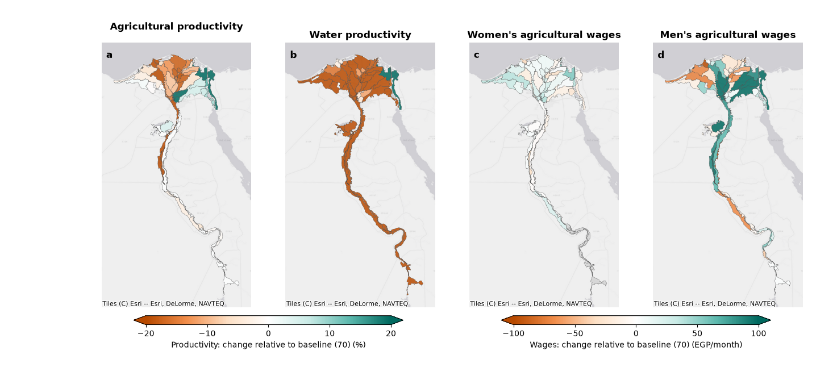
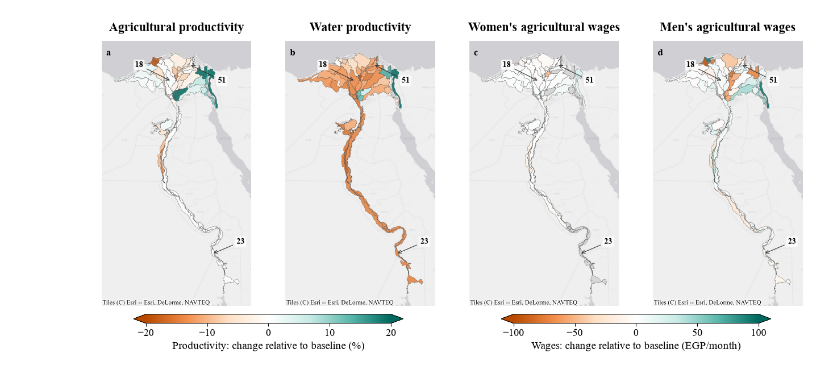
Before and after one commit to Deltares-research/egypt-survey-ml, a Jupyter notebook: notebooks/create-map-plots.ipynb, the cells around one changed output. Drawn from its saved outputs; the diff is of its cells as text; code cells hidden in the pictures.

```diff
--- a/notebooks/create-map-plots.ipynb
+++ b/notebooks/create-map-plots.ipynb
@@ -2,23 +2,27 @@
 import geopandas as gpd
 import pandas as pd
 import sys
+import numpy as np
 
 from pathlib import Path
 
-REPO_ROOT = Path.cwd().parent
+locations = ['Blk_Air_23', 'Blk_Air_18', 'Blk_Air_51'] #51
+
+REPO_ROOT = Path.cwd().parent.parent
 # make the shared code in src/ importable even when the package is not pip-installed
 if str(REPO_ROOT / "src") not in sys.path:
     sys.path.insert(0, str(REPO_ROOT / "src"))
 # %%
-src_dir = Path('~').expanduser() / "OneDrive - Stichting Deltares/Tiaravanni Hermawan's files - Egypt/04_Data/2026_data/"
-excel_path = "/Users/hemert/OneDrive - Stichting Deltares/Tiaravanni Hermawan's files - Egypt_ERF_data/data_correlation.xlsx"
+
+src_dir = r"c:\Users\hermawan\OneDrive - Stichting Deltares\PhD\Egypt_ERF_data\Data\map"
+excel_path = r"c:\Users\hermawan\OneDrive - Stichting Deltares\PhD\Egypt_ERF_data\Data\data_correlation.xlsx"
 # %%
-wage_df = pd.read_csv(REPO_ROOT / 'output/wage_by_command_unit.csv')
-productivity_df = pd.read_csv(REPO_ROOT / 'output/group_productivity.csv', index_col=0)
+wage_df = pd.read_csv(REPO_ROOT / 'Results/wage_by_command_unit.csv')
+productivity_df = pd.read_csv(REPO_ROOT / 'Results/group_productivity.csv', index_col=0)
 # %%
 map_df = wage_df.merge(productivity_df, on='area', how='left')
 # %%
-command_gdf = gpd.read_file(src_dir / 'Final2_Command_Area.shp')
+command_gdf = gpd.read_file(src_dir + '\Final2_Command_Area.shp')
 conversion_df = pd.read_excel(excel_path, sheet_name='command_area')
 
 mapping = conversion_df.merge(
@@ -69,67 +52,58 @@ InvalidIndexError: Reindexing only valid with uniquely valued Index objects
 # %%
 import contextily as cx
 import matplotlib.pyplot as plt
 from matplotlib.colors import LinearSegmentedColormap, Normalize
 from matplotlib.cm import ScalarMappable
 
+label_column = 'area'
+# Offsets follow the order of your existing locations list
+label_offsets = [(35, 15), (-40, 20), (40, -20), (-40, -20), (35, 35), (-35, -35)]
 FIGURE_DIR = REPO_ROOT / 'figures'
-FIGURE_DIR.mkdir(exist_ok=True)
+FIGURE_DIR.mkdir(parents=True, exist_ok=True)
+baseline, scenarios = '70', ['60', '80']
+panels = [('agricultural_productivity', 'Agricultural productivity', 'productivity'), ('water_procuctivity', 'Water productivity', 'productivity'), ('female', "Women's agricultural wages", 'wages'), ('male', "Men's agricultural wages", 'wages')]
+vlims = {'productivity': 20, 'wages': 100}
+cbar_labels = {'productivity': f'Productivity: change relative to baseline (%)', 'wages': f'Wages: change relative to baseline (EGP/month)'}
+cmap = LinearSegmentedColormap.from_list('orange_teal', ['#b84a00', '#f28e4b', '#fde0c5', '#ffffff', '#c9ebe6', '#5bb8ad', '#00695f'])
+norms = {group: Normalize(vmin=-v, vmax=v) for group, v in vlims.items()}
 
-baseline = '70'
-scenarios = ['50']
 for scenario in scenarios:
-    # (column prefix, title, colour-scale group)
-    panels = [
-        ('agricultural_productivity', 'Agricultural productivity', 'productivity'),
-        ('water_procuctivity', 'Water productivity', 'productivity'),  # column name typo originates from the source data
-        ('female', "Women's agricultural wages", 'wages'),
-        ('male', "Men's agricultural wages", 'wages'),
-    ]
-    # productivity is shown as relative change (%), wages as absolute change (EGP per month)
-    # symmetric colour limits per group; the wage scale is shared between women and men
-    vlims = {'productivity': 20, 'wages': 100}
-    cbar_labels = {
-        'productivity': f'Productivity: change relative to baseline ({baseline}) (%)',
-        'wages': f'Wages: change relative to baseline ({baseline}) (EGP/month)',
-    }
+    plot_gdf = map_gdf.to_crs(epsg=3857).copy()
+    for var, _, group in panels:
+        base = plot_gdf[f'{var}_{baseline}']
+        diff = plot_gdf[f'{var}_{scenario}'] - base
+        plot_gdf[f'{var}_diff'] = diff / base.where(base != 0) * 100 if group == 'productivity' else diff
 
-    plot_gdf = map_gdf.to_crs(epsg=3857)  # web mercator, matches the basemap tiles
-    for var, _, group in panels:
-        diff = plot_gdf[f'{var}_{scenario}'] - plot_gdf[f'{var}_{baseline}']
-        plot_gdf[f'{var}_diff'] = diff / plot_gdf[f'{var}_{baseline}'] * 100 if group == 'productivity' else diff
-
-    cmap = LinearSegmentedColormap.from_list(
-        'orange_teal', ['#b84a00', '#f28e4b', '#fde0c5', '#ffffff', '#c9ebe6', '#5bb8ad', '#00695f']
-    )
-    norms = {group: Normalize(vmin=-v, vmax=v) for group, v in vlims.items()}
+    selected = plot_gdf.loc[plot_gdf[label_column].isin(locations), [label_column, plot_gdf.geometry.name]]
+    label_points = selected.dissolve(by=label_column).geometry.representative_point().to_dict() if not selected.empty else {}
 
     minx, miny, maxx, maxy = plot_gdf.total_bounds
     pad = 0.05 * max(maxx - minx, maxy - miny)
+    fig, axes = plt.subplots(1, 4, figsize=(16, 6.5), sharex=True, sharey=True)
 
-    fig, axes = plt.subplots(1, 4, figsize=(16, 6.5), sharex=True, sharey=True)
     for ax, (var, title, group), letter in zip(axes, panels, 'abcd'):
         ax.set_xlim(minx - pad, maxx + pad)
         ax.set_ylim(miny - pad, maxy + pad)
-        plot_gdf.plot(
-            column=f'{var}_diff', ax=ax, cmap=cmap, norm=norms[group], alpha=0.85,
-            edgecolor='0.3', linewidth=0.3,
-            missing_kwds={'color': 'lightgrey', 'edgecolor': '0.3', 'linewidth': 0.3},
-        )
+        plot_gdf.plot(column=f'{var}_diff', ax=ax, cmap=cmap, norm=norms[group], alpha=0.85, edgecolor='0.3', linewidth=0.3, missing_kwds={'color': 'lightgrey', 'edgecolor': '0.3', 'linewidth': 0.3})
         cx.add_basemap(ax, source=cx.providers.Esri.WorldGrayCanvas, crs=plot_gdf.crs, zoom=8)
-        ax.set_title(title, fontweight='bold')
+
+        for i, name in enumerate(locations):
+            point = label_points.get(name)
+            if point is not None and not point.is_empty:
+                offset = label_offsets[i % len(label_offsets)]
+                ax.annotate(name.split('_')[-1], xy=(point.x, point.y), xytext=offset, textcoords='offset points', ha='center', va='center', fontsize=10, fontweight='bold', color='black', bbox={'boxstyle': 'round,pad=0.2', 'facecolor': 'white', 'edgecolor': 'none', 'alpha': 0.85}, arrowprops={'arrowstyle': '->', 'color': '0.2', 'lw': 0.8, 'shrinkA': 3, 'shrinkB': 1}, zorder=10)
+
+        ax.set_title(title, fontweight='bold', y=1.02, pad=6)
         ax.text(0.03, 0.97, letter, transform=ax.transAxes, va='top', fontweight='bold', fontsize=12)
         ax.set_axis_off()
 
-    # one horizontal colorbar per colour-scale group, centred under its panels
     for group, group_axes in [('productivity', axes[:2]), ('wages', axes[2:])]:
         v = vlims[group]
-        cbar = fig.colorbar(
-            ScalarMappable(norm=norms[group], cmap=cmap), ax=list(group_axes), orientation='horizontal',
-            fraction=0.04, pad=0.03, aspect=30, shrink=0.8, extend='both',
-        )
+        cbar = fig.colorbar(ScalarMappable(norm=norms[group], cmap=cmap), ax=list(group_axes), orientation='horizontal', fraction=0.04, pad=0.03, aspect=30, shrink=0.8, extend='both')
         cbar.set_label(cbar_labels[group])
         cbar.set_ticks([-v, -v / 2, 0, v / 2, v])
+
+    fig.savefig(FIGURE_DIR / f'map_plots_{baseline}_{scenario}.png', dpi=300, bbox_inches='tight')
     plt.show()
-    plt.savefig(FIGURE_DIR / f'map_plots_{baseline}_{scenario}.png')
 # %% [output]
-[figure, old version]
+[figure, new version]
```
Also changed, not shown: parts of 4 cells of this notebook, 12 other files.
